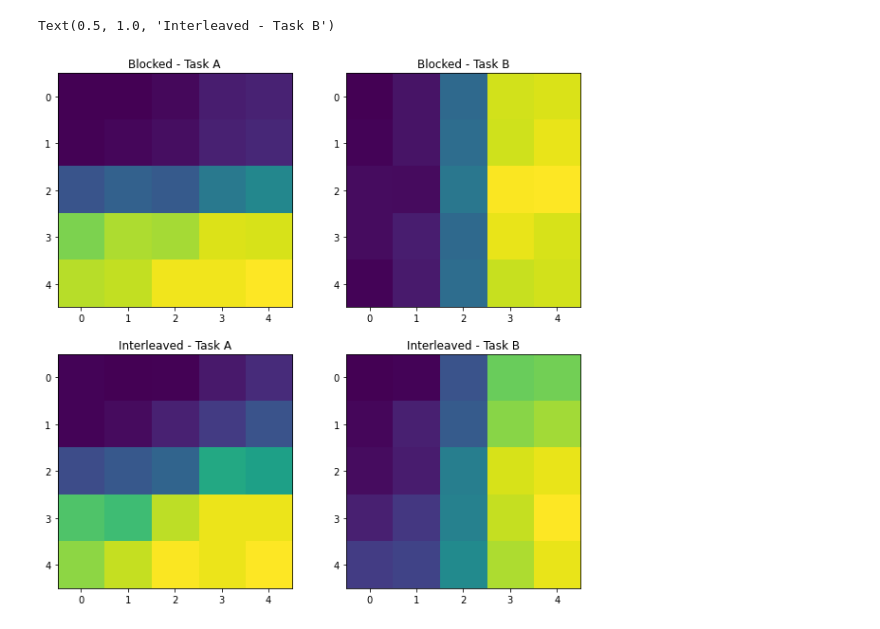
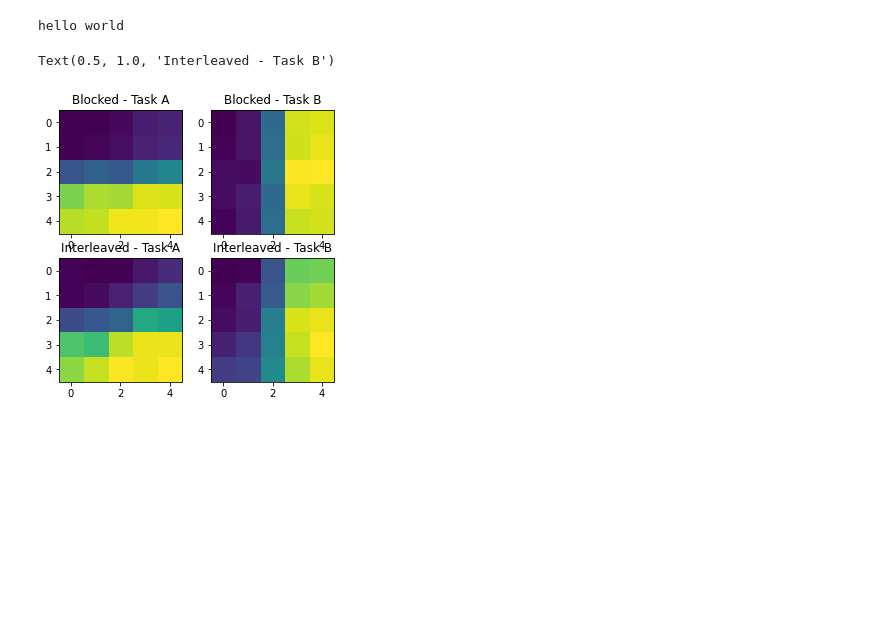
Before and after one commit to summerfieldlab/Flesch_Nagy_etal_HebbCL, a Jupyter notebook: scratchpad.ipynb, the cells around one changed output. Saved outputs shown, nothing was run; the diff lists cells and outputs as text; code cells hidden in the pictures; blank space fills up the shorter version.

```diff
--- a/scratchpad.ipynb
+++ b/scratchpad.ipynb
@@ -11,27 +15,34 @@ from mpl_toolkits.axes_grid1 import ImageGrid
 # %%
 # load choice matrices
 cmats = loadmat('datasets/human_choices.mat')
+# %%
+x = 1
+y = 2
+if (x==1) and (y ==2):
+    print('hello world')
+# %% [output]
+hello world
 # %%
 cmats.keys()
-plt.figure(figsize=(10,10))
+plt.figure(figsize=(5,5))
 plt.subplot(2,2,1)
 plt.imshow(cmats['cmat_b_north'].mean(0))
 plt.title('Blocked - Task A')
 
 plt.subplot(2,2,2)
 plt.imshow(cmats['cmat_b_south'].mean(0))
 plt.title('Blocked - Task B')
 
 plt.subplot(2,2,3)
 plt.imshow(cmats['cmat_i_north'].mean(0))
 plt.title('Interleaved - Task A')
 
 plt.subplot(2,2,4)
 plt.imshow(cmats['cmat_i_south'].mean(0))
 plt.title('Interleaved - Task B')
 # %% [output]
 Text(0.5, 1.0, 'Interleaved - Task B')
-[figure, old version]
+[figure, new version]
 # %%
 # load sluggish net results
 with open('fit_sluggishness_results.pkl','rb') as f:
```
Also changed, not shown: parts of 15 cells of this notebook, 1 other file.
